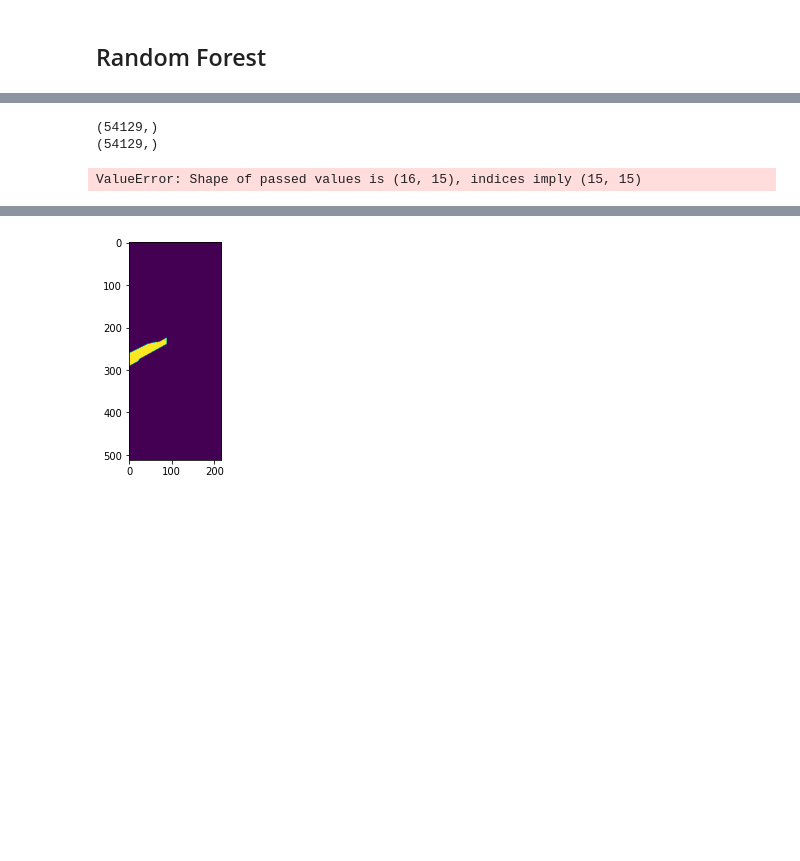
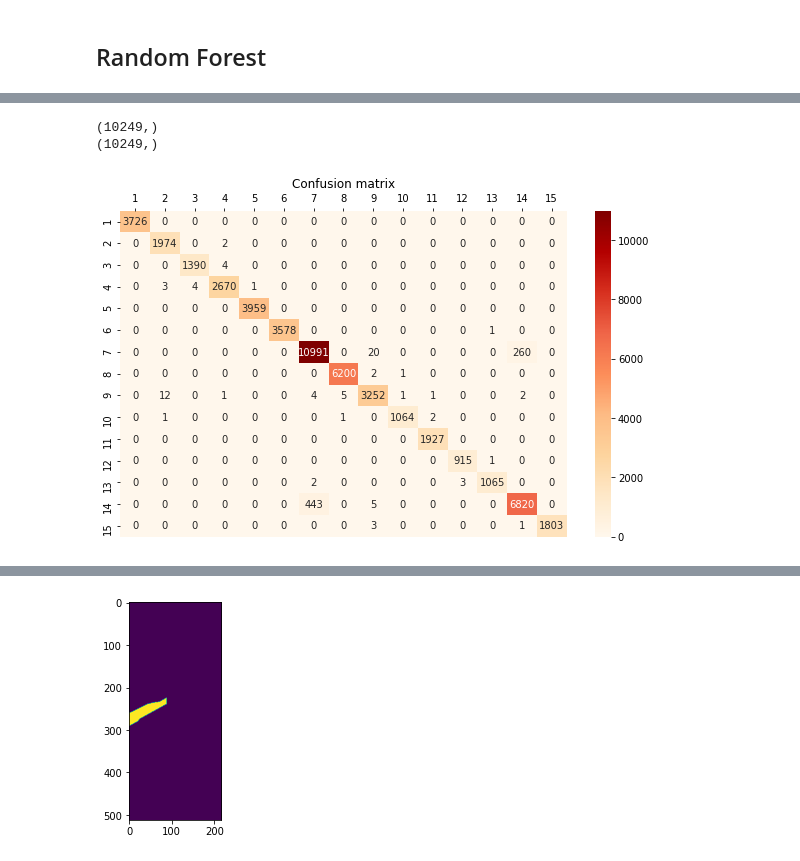
Before and after one commit to SabineHU/projet-IML, a Jupyter notebook: src/supervised_random_forest_classifier.ipynb, the cells around one changed output, grey strips where cells are left out. Saved outputs shown, nothing was run; the diff lists cells and outputs as text; code cells hidden in the pictures; blank space fills up the shorter version.

```diff
--- a/src/supervised_random_forest_classifier.ipynb
+++ b/src/supervised_random_forest_classifier.ipynb
@@ -180,5 +202,6 @@ y_test shape: (13537,)
 # %% [markdown]
 ## Random Forest
 # %%
-modelRF = RandomForestClassifier(n_estimators=100, verbose=1, n_jobs=8)
+modelRF_indiana = RandomForestClassifier(n_estimators=100, verbose=1, n_jobs=8)
+modelRF_salinas = RandomForestClassifier(n_estimators=100, verbose=1, n_jobs=8)
 # %%
@@ -190 +213,3 @@ modelRF.fit(x_train_indiana, y_train_indiana_labels)
 RandomForestClassifier(n_jobs=8, verbose=1)
+# %%
+modelRF_salinas.fit(x_train_salinas, y_train_salinas_labels)
@@ -224,2 +262,11 @@ Nb samples: 1355
 Score: 1.0
 -----------
+# %%
+modelRF_salinas.verbose = 0
+for cluster in labels_salinas:
+    idxs = np.argwhere(y_train_salinas_labels == cluster).flatten()
+    score = modelRF_salinas.score(x_train_salinas[idxs], y_train_salinas_labels[idxs])
+    print("Cluster: {}".format(cluster))
+    print("Nb samples: {}".format(y_train_salinas_labels[idxs].size))
+    print("Score: {}".format(score))
+    print("-----------")
@@ -268,16 +371,13 @@ preds = modelRF.predict(X_salinas_reduced)
 #preds_test = y_test_indiana_labels
 #preds_train = y_train_indiana_labels
 # %%
-#print(preds_train.shape)
-#print(preds_test.shape)
+print(indiana_labels.shape)
+print(preds_indiana.shape)
+# %% [output]
+(10249,)
+(10249,)
-# %%
-print(salinas_labels.shape)
-print(preds.shape)
-# %% [output]
-(54129,)
-(54129,)
 # %%
-plot_confusion_matrix(salinas_labels - 1, preds - 1, class_names=np.arange(1, 16))
+plot_confusion_matrix(salinas_labels, preds_salinas + 1, class_names=np.arange(1, 16))
 # %% [output]
-ValueError: Shape of passed values is (16, 15), indices imply (15, 15)
+[figure, added]
 # %%
```
Also changed, not shown: parts of 39 cells of this notebook.
